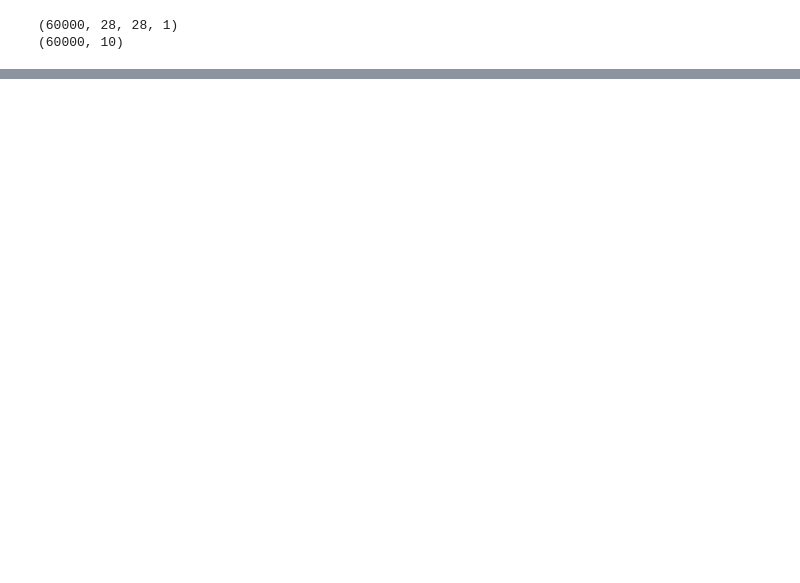
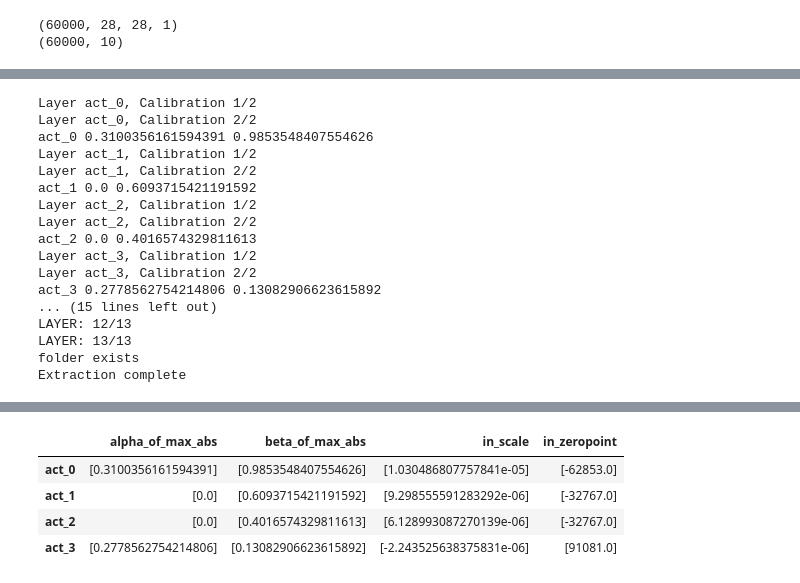
Before and after one commit to LucaUrbinati44/qkeras-mod, a Jupyter notebook: qkeras-mod-explained.ipynb, the cells around one changed output, grey strips where cells are left out. Cells and saved outputs as stored; diff of their text form; code cells hidden in the pictures; blank space fills up the shorter version.

```diff
--- a/qkeras-mod-explained.ipynb
+++ b/qkeras-mod-explained.ipynb
@@ -493,23 +204,0 @@ save_path = "./qmodel"
-# %%
-if train_model == 1:
-
-    qmodel.fit(x_train, y_train, batch_size=512,
-               epochs=epochs, validation_split=0.25, shuffle=True)
-
-    if save_model == 1:
-
-        try:
-            os.remove("./qmodel.index")
-            os.remove("./qmodel.data-00000-of-00001")
-            os.remove("./checkpoint")
-            print("all files deleted")
-        except:
-            print("nothing to delete")
-
-        qmodel.save_weights(save_path, overwrite=True, save_format="tf")
-        #qmodel.save(save_path)
-        #os.remove("./checkpoint")
-
-        print("Model saved correctly")
-else:
-    qmodel.load_weights(save_path, by_name=False).expect_partial()
@@ -1306,0 +883,40 @@ To run the next cells without issues, you should edit the file [autoqkeras/autoq
+# %%
+# User settings
+
+calibration_samples = 2
+
+#------------------------------------------
+
+(df_w, df_a) = extract_calibration_data(qmodel, x_test, calibration_samples,
+                                        output_folder+"/extracted_weights.csv",
+                                        output_folder+"/extracted_activations.csv")
+
+output_folder = "./calibration_results"
+
+try:
+    os.mkdir(output_folder)
+except:
+    print("folder exists")
+
+print("Extraction complete")
+
+display(df_w)
+display(df_a)
+# %% [output]
+Layer act_0, Calibration 1/2
+Layer act_0, Calibration 2/2
+act_0 0.3100356161594391 0.9853548407554626
+Layer act_1, Calibration 1/2
+Layer act_1, Calibration 2/2
+act_1 0.0 0.6093715421191592
+Layer act_2, Calibration 1/2
+Layer act_2, Calibration 2/2
+act_2 0.0 0.4016574329811613
+Layer act_3, Calibration 1/2
+Layer act_3, Calibration 2/2
+act_3 0.2778562754214806 0.13082906623615892
+... (15 lines left out)
+LAYER: 12/13
+LAYER: 13/13
+folder exists
+Extraction complete
@@ -1306,0 +927,5 @@ To run the next cells without issues, you should edit the file [autoqkeras/autoq
+|  | alpha_of_max_abs | beta_of_max_abs | in_scale | in_zeropoint |
+| act_0 | [0.3100356161594391] | [0.9853548407554626] | [1.030486807757841e-05] | [-62853.0] |
+| act_1 | [0.0] | [0.6093715421191592] | [9.298555591283292e-06] | [-32767.0] |
+| act_2 | [0.0] | [0.4016574329811613] | [6.128993087270139e-06] | [-32767.0] |
+| act_3 | [0.2778562754214806] | [0.13082906623615892] | [-2.243525638375831e-06] | [91081.0] |
```
Also changed, not shown: parts of 64 cells of this notebook, 1 other file.
